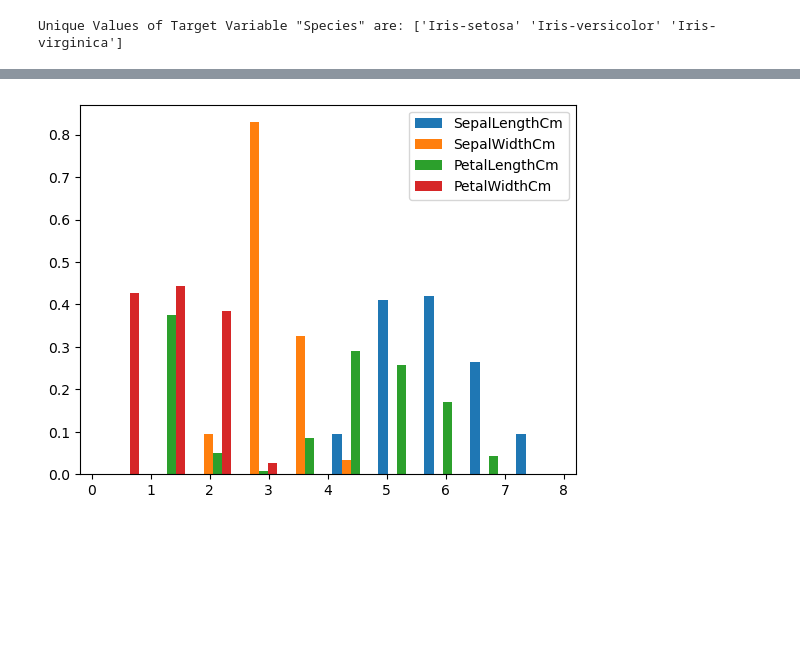
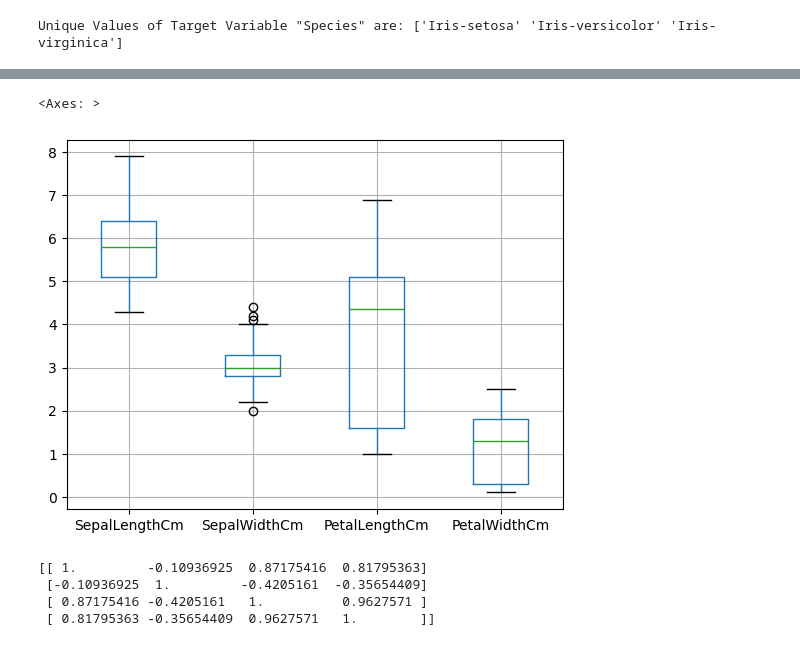
Before and after one commit to santhosh-sba24100/CA---Python_Programming, a Jupyter notebook: CA1_Python_Prog.ipynb, the cells around one changed output, grey strips where cells are left out. Cells and saved outputs as stored; diff of their text form; code cells hidden in the pictures; blank space fills up the shorter version.

```diff
--- a/CA1_Python_Prog.ipynb
+++ b/CA1_Python_Prog.ipynb
@@ -312,13 +314,27 @@ Unique Values of Target Variable "Species" are: ['Iris-setosa' 'Iris-versicolor'
+# %%
+# Box plot using Pandas library
+df_iris_ip.boxplot()
+# %% [output]
+<Axes: >
+[figure, added]
+# %%
+# Correlation Matrix for Input/Feature columns
+
+iris_corr = np.corrcoef(df_iris[['SepalLengthCm', 'SepalWidthCm', 'PetalLengthCm', 'PetalWidthCm']], rowvar=False)
+print(iris_corr)
+# %% [output]
+[[ 1.         -0.10936925  0.87175416  0.81795363]
+ [-0.10936925  1.         -0.4205161  -0.35654409]
+ [ 0.87175416 -0.4205161   1.          0.9627571 ]
+ [ 0.81795363 -0.35654409  0.9627571   1.        ]]
 # %%
-# Histogram using matplot library
-import matplotlib.pyplot as plt
+# # Histogram using matplot library
+# import matplotlib.pyplot as plt
 
-df_iris_ip = df_iris[['SepalLengthCm', 'SepalWidthCm', 'PetalLengthCm', 'PetalWidthCm']]
-lab = ['SepalLengthCm', 'SepalWidthCm', 'PetalLengthCm', 'PetalWidthCm']
+# df_iris_ip = df_iris[['SepalLengthCm', 'SepalWidthCm', 'PetalLengthCm', 'PetalWidthCm']]
+# lab = ['SepalLengthCm', 'SepalWidthCm', 'PetalLengthCm', 'PetalWidthCm']
 
-plt.hist(df_iris_ip, density = True, histtype = 'bar', label = lab)
-plt.legend()
-plt.show()
+# plt.hist(df_iris_ip, density = True, histtype = 'bar', label = lab)
+# plt.legend()
+# plt.show()
-# %% [output]
-[figure, removed]
 # %%
```
Also changed, not shown: parts of 4 cells of this notebook, 2 other files.
